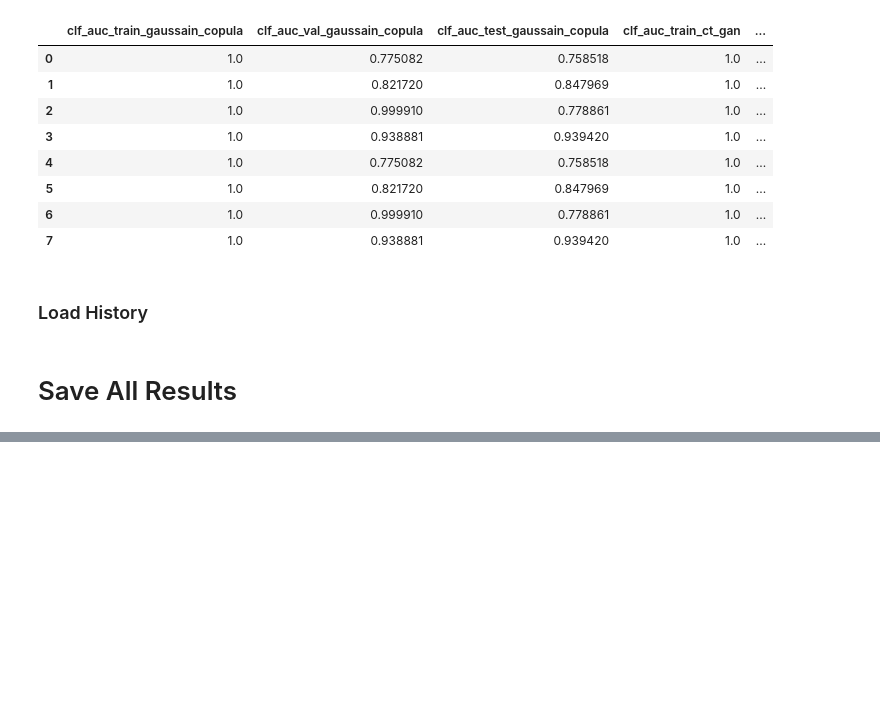
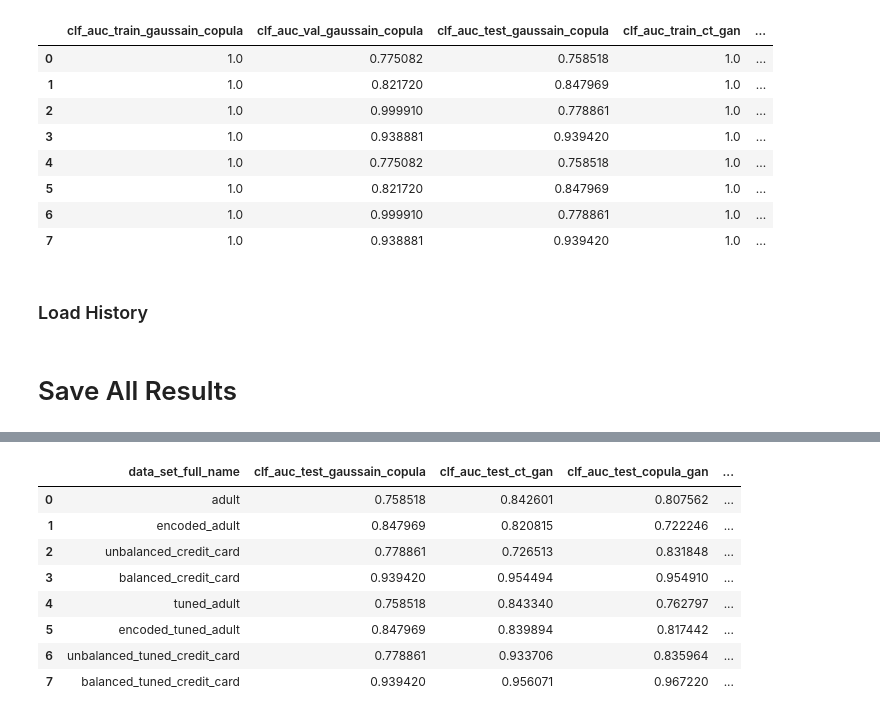
Before and after one commit to shinnasa/SC-GOAT, a Jupyter notebook: code/CollectResults.ipynb, the cells around one changed output, grey strips where cells are left out. Saved outputs shown, nothing was run; the diff lists cells and outputs as text; code cells hidden in the pictures; blank space fills up the shorter version.

Commit message:
Update results

```diff
--- a/code/CollectResults.ipynb
+++ b/code/CollectResults.ipynb
@@ -971,2 +997,15 @@ df_all_results_individual_models_performance
 # %%
 df_all_results_individual_models_performance.to_csv('../data/df_all_results_individual_models_performance.csv')
+# %%
+columns_needed = ['data_set_full_name', 'clf_auc_test_gaussain_copula', 'clf_auc_test_ct_gan', 'clf_auc_test_copula_gan', 'clf_auc_test_tvae']
+df_all_results_individual_models_performance[columns_needed]
+# %% [output]
+|  | data_set_full_name | clf_auc_test_gaussain_copula | clf_auc_test_ct_gan | clf_auc_test_copula_gan | ... |
+| 0 | adult | 0.758518 | 0.842601 | 0.807562 | ... |
+| 1 | encoded_adult | 0.847969 | 0.820815 | 0.722246 | ... |
+| 2 | unbalanced_credit_card | 0.778861 | 0.726513 | 0.831848 | ... |
+| 3 | balanced_credit_card | 0.939420 | 0.954494 | 0.954910 | ... |
+| 4 | tuned_adult | 0.758518 | 0.843340 | 0.762797 | ... |
+| 5 | encoded_tuned_adult | 0.847969 | 0.839894 | 0.817442 | ... |
+| 6 | unbalanced_tuned_credit_card | 0.778861 | 0.933706 | 0.835964 | ... |
+| 7 | balanced_tuned_credit_card | 0.939420 | 0.956071 | 0.967220 | ... |
```
Also changed, not shown: parts of 52 cells of this notebook.
